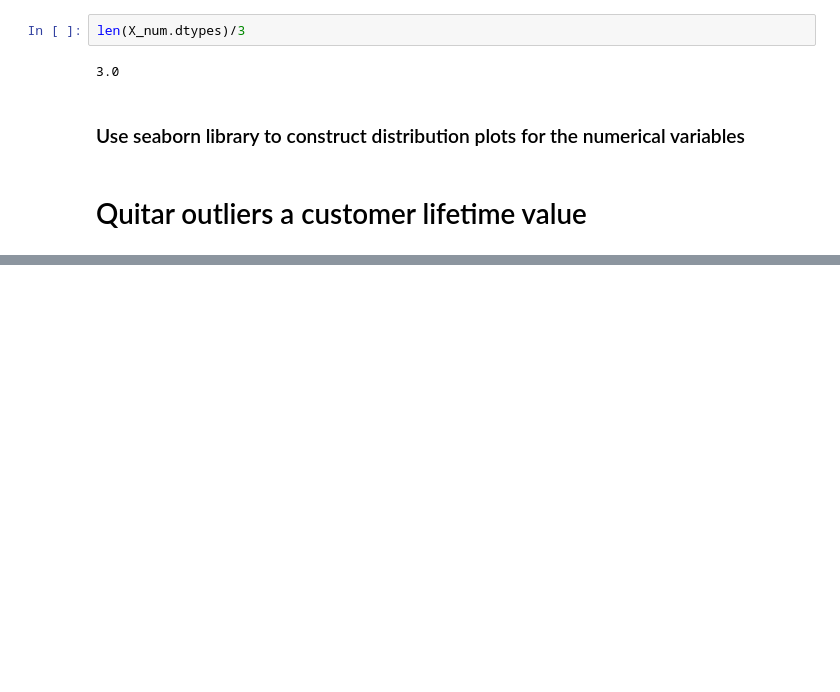
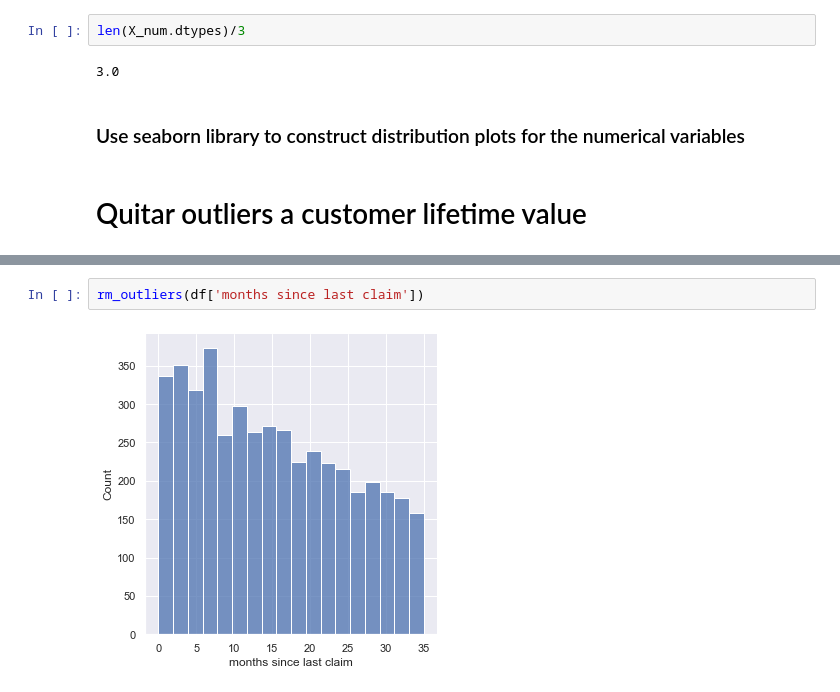
Before and after one commit to Jesus-Almansa/lab-customer-analysis-round-2, a Jupyter notebook: files_for_lab/csv_files/customer_analysis_round2.ipynb, the cells around one changed output, grey strips where cells are left out. Cells and saved outputs as stored; diff of their text form; blank space fills up the shorter version.

```diff
--- a/files_for_lab/csv_files/customer_analysis_round2.ipynb
+++ b/files_for_lab/csv_files/customer_analysis_round2.ipynb
@@ -208,0 +228,4 @@ plt.show()
+# %%
+rm_outliers(df['months since last claim'])
+# %% [output]
+[figure, added]
```
Also changed, not shown: parts of 19 cells of this notebook.
